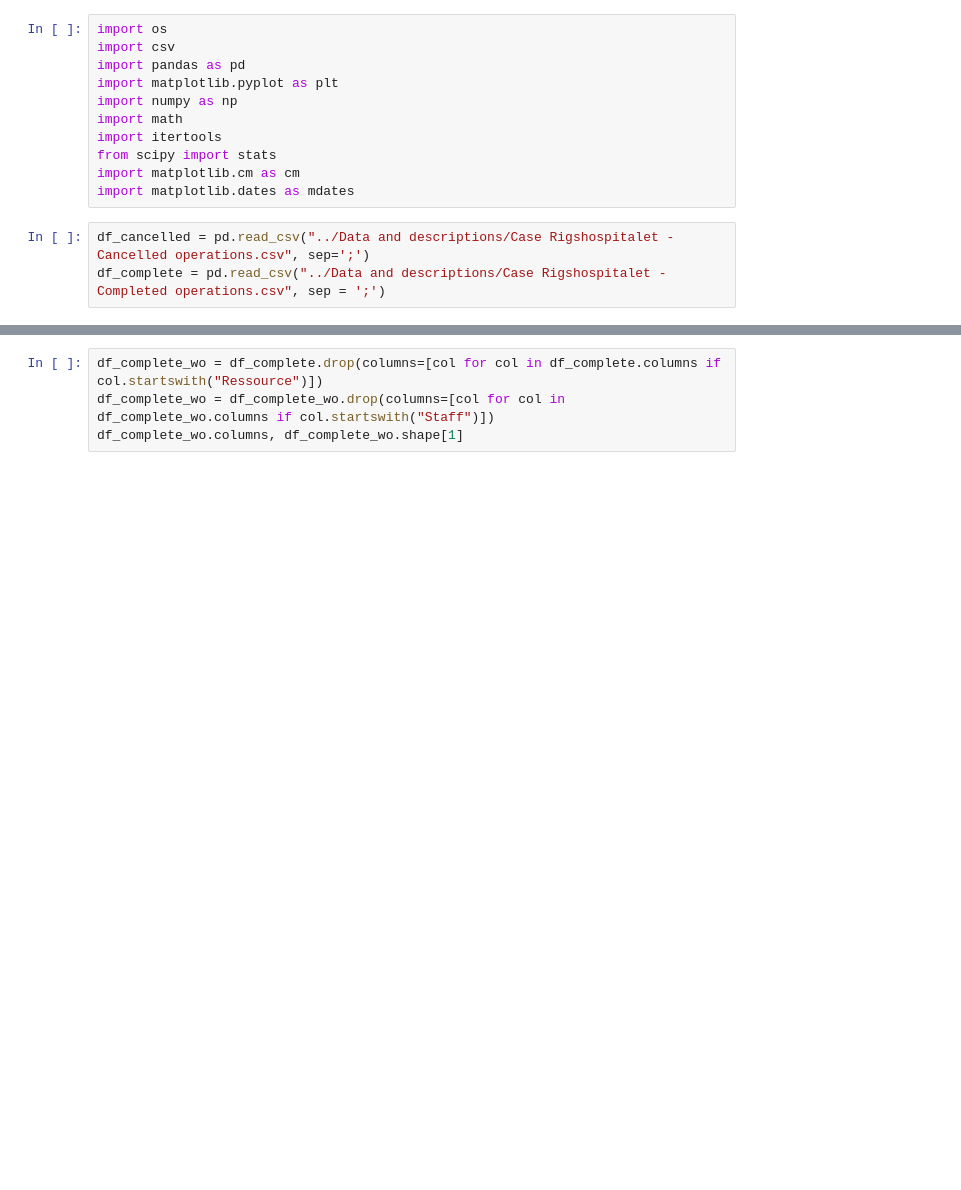
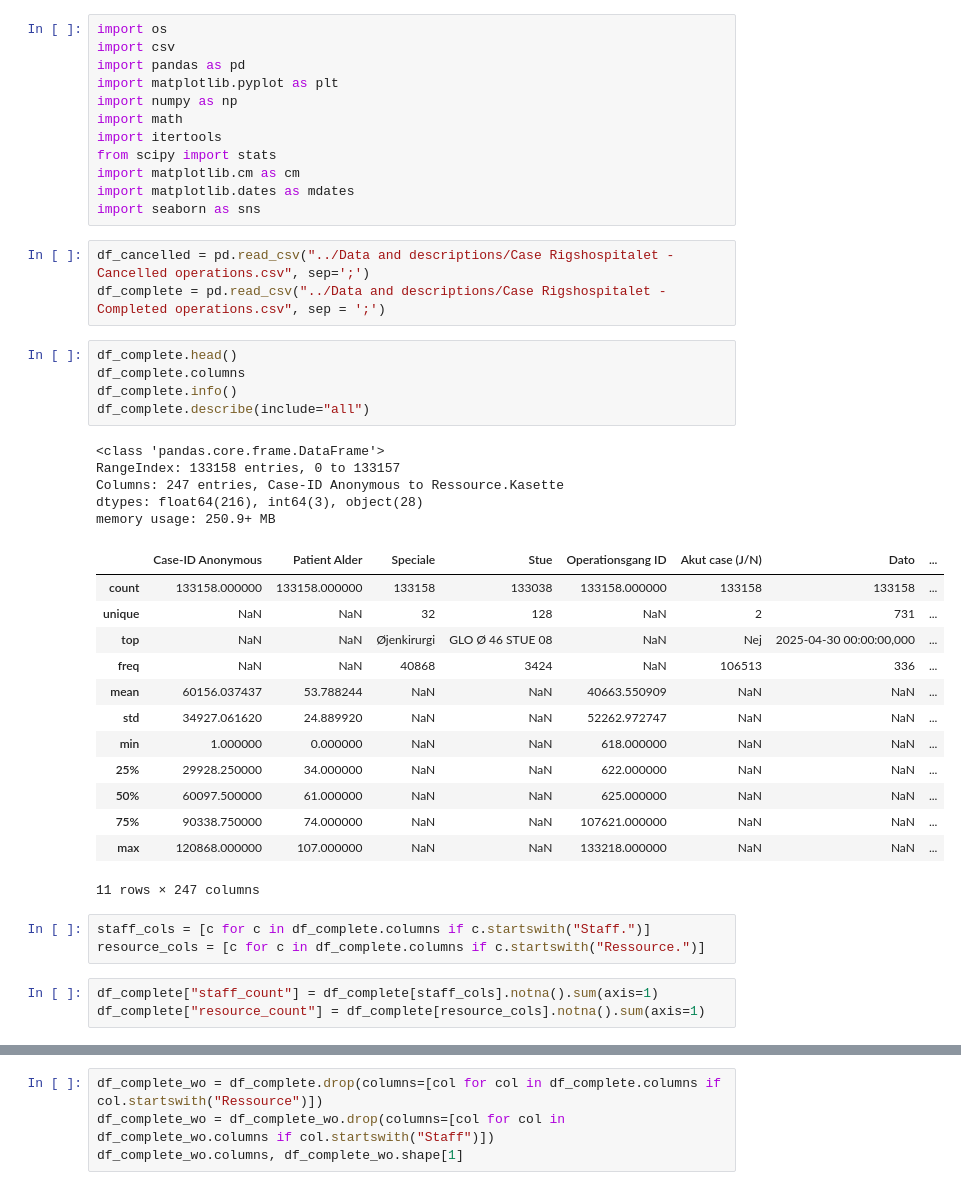
Before and after one commit to killermort9/AnalyticsToAction, a Jupyter notebook: Rakel.ipynb, the cells around one changed output, grey strips where cells are left out. Saved outputs shown, nothing was run; the diff lists cells and outputs as text; blank space fills up the shorter version.

```diff
--- a/Rakel.ipynb
+++ b/Rakel.ipynb
@@ -9,6 +9,37 @@ import itertools
 from scipy import stats
 import matplotlib.cm as cm
 import matplotlib.dates as mdates
+import seaborn as sns
 # %%
 df_cancelled = pd.read_csv("../Data and descriptions/Case Rigshospitalet - Cancelled operations.csv", sep=';')
 df_complete = pd.read_csv("../Data and descriptions/Case Rigshospitalet - Completed operations.csv", sep = ';')
+# %%
+df_complete.head()
+df_complete.columns
+df_complete.info()
+df_complete.describe(include="all")
+# %% [output]
+<class 'pandas.core.frame.DataFrame'>
+RangeIndex: 133158 entries, 0 to 133157
+Columns: 247 entries, Case-ID Anonymous to Ressource.Kasette
+dtypes: float64(216), int64(3), object(28)
+memory usage: 250.9+ MB
+|  | Case-ID Anonymous | Patient Alder | Speciale | Stue | Operationsgang ID | Akut case (J/N) | Dato | ... |
+| count | 133158.000000 | 133158.000000 | 133158 | 133038 | 133158.000000 | 133158 | 133158 | ... |
+| unique | NaN | NaN | 32 | 128 | NaN | 2 | 731 | ... |
+| top | NaN | NaN | Øjenkirurgi | GLO Ø 46 STUE 08 | NaN | Nej | 2025-04-30 00:00:00,000 | ... |
+| freq | NaN | NaN | 40868 | 3424 | NaN | 106513 | 336 | ... |
+| mean | 60156.037437 | 53.788244 | NaN | NaN | 40663.550909 | NaN | NaN | ... |
+| std | 34927.061620 | 24.889920 | NaN | NaN | 52262.972747 | NaN | NaN | ... |
+| min | 1.000000 | 0.000000 | NaN | NaN | 618.000000 | NaN | NaN | ... |
+| 25% | 29928.250000 | 34.000000 | NaN | NaN | 622.000000 | NaN | NaN | ... |
+| 50% | 60097.500000 | 61.000000 | NaN | NaN | 625.000000 | NaN | NaN | ... |
+| 75% | 90338.750000 | 74.000000 | NaN | NaN | 107621.000000 | NaN | NaN | ... |
+| max | 120868.000000 | 107.000000 | NaN | NaN | 133218.000000 | NaN | NaN | ... |
+11 rows × 247 columns
+# %%
+staff_cols = [c for c in df_complete.columns if c.startswith("Staff.")]
+resource_cols = [c for c in df_complete.columns if c.startswith("Ressource.")]
+# %%
+df_complete["staff_count"] = df_complete[staff_cols].notna().sum(axis=1)
+df_complete["resource_count"] = df_complete[resource_cols].notna().sum(axis=1)
```
Also changed, not shown: parts of 5 cells of this notebook.
